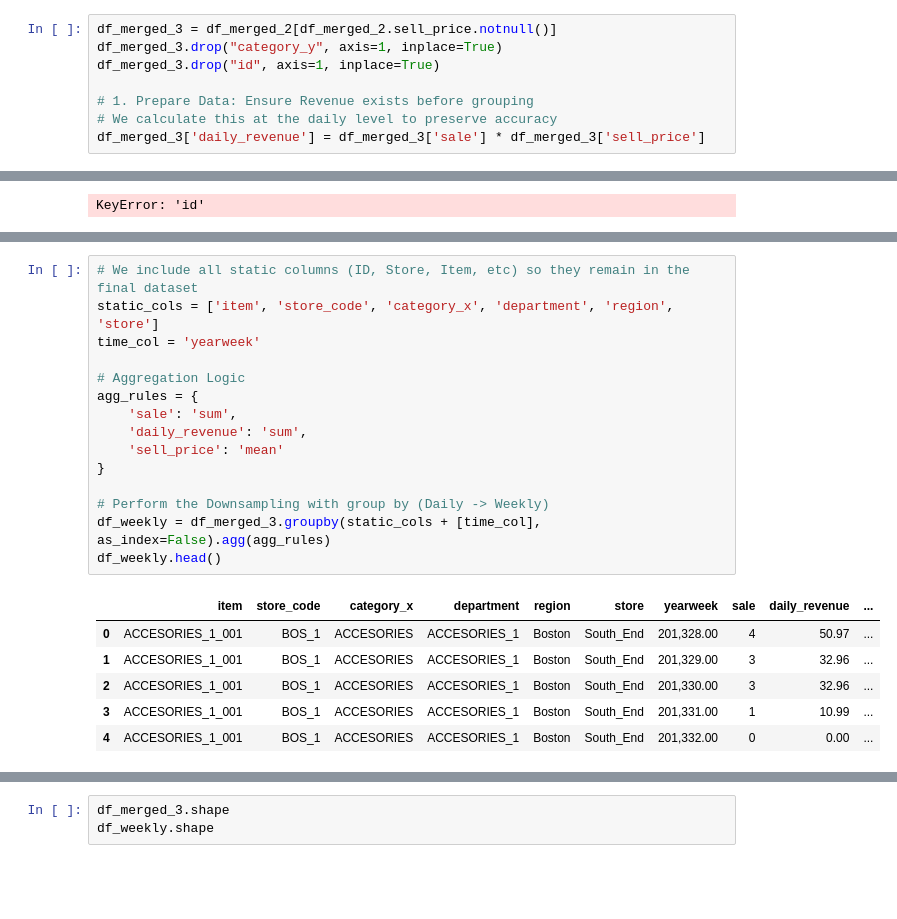
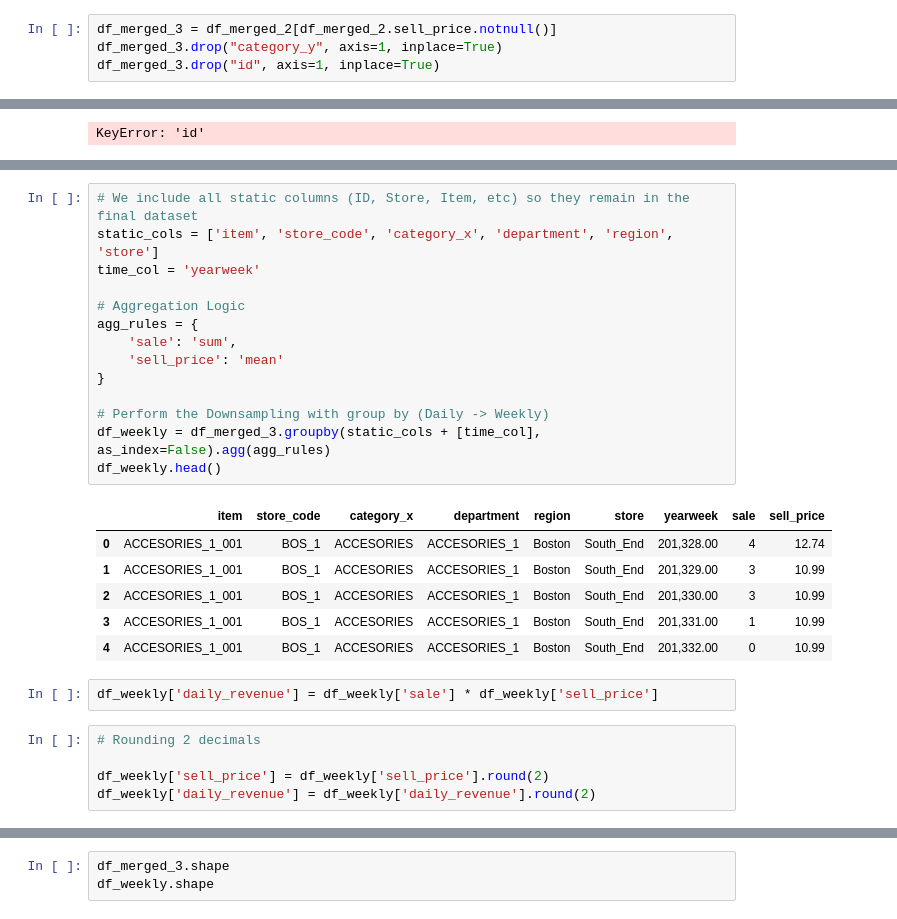
Before and after one commit to asansal/DS_market_Capstone, a Jupyter notebook: first_steps_dsmarket.ipynb, the cells around one changed output, grey strips where cells are left out. Saved outputs shown, nothing was run; the diff lists cells and outputs as text; blank space fills up the shorter version.

```diff
--- a/first_steps_dsmarket.ipynb
+++ b/first_steps_dsmarket.ipynb
@@ -646,10 +644,6 @@ df_merged_2.head(100)
 df_merged_3 = df_merged_2[df_merged_2.sell_price.notnull()]
 df_merged_3.drop("category_y", axis=1, inplace=True)
 df_merged_3.drop("id", axis=1, inplace=True)
-
-# 1. Prepare Data: Ensure Revenue exists before grouping
-# We calculate this at the daily level to preserve accuracy
-df_merged_3['daily_revenue'] = df_merged_3['sale'] * df_merged_3['sell_price']
 # %% [output]
 A value is trying to be set on a copy of a slice from a DataFrame
 
@@ -669,25 +683,31 @@ KeyError: 'id'
 # %%
 # We include all static columns (ID, Store, Item, etc) so they remain in the final dataset
 static_cols = ['item', 'store_code', 'category_x', 'department', 'region', 'store']
 time_col = 'yearweek'
 
 # Aggregation Logic
 agg_rules = {
     'sale': 'sum',
-    'daily_revenue': 'sum',
     'sell_price': 'mean'
 }
 
 # Perform the Downsampling with group by (Daily -> Weekly)
 df_weekly = df_merged_3.groupby(static_cols + [time_col], as_index=False).agg(agg_rules)
 df_weekly.head()
 # %% [output]
-|  | item | store_code | category_x | department | region | store | yearweek | sale | daily_revenue | ... |
-| 0 | ACCESORIES_1_001 | BOS_1 | ACCESORIES | ACCESORIES_1 | Boston | South_End | 201,328.00 | 4 | 50.97 | ... |
-| 1 | ACCESORIES_1_001 | BOS_1 | ACCESORIES | ACCESORIES_1 | Boston | South_End | 201,329.00 | 3 | 32.96 | ... |
-| 2 | ACCESORIES_1_001 | BOS_1 | ACCESORIES | ACCESORIES_1 | Boston | South_End | 201,330.00 | 3 | 32.96 | ... |
-| 3 | ACCESORIES_1_001 | BOS_1 | ACCESORIES | ACCESORIES_1 | Boston | South_End | 201,331.00 | 1 | 10.99 | ... |
-| 4 | ACCESORIES_1_001 | BOS_1 | ACCESORIES | ACCESORIES_1 | Boston | South_End | 201,332.00 | 0 | 0.00 | ... |
+|  | item | store_code | category_x | department | region | store | yearweek | sale | sell_price |
+| 0 | ACCESORIES_1_001 | BOS_1 | ACCESORIES | ACCESORIES_1 | Boston | South_End | 201,328.00 | 4 | 12.74 |
+| 1 | ACCESORIES_1_001 | BOS_1 | ACCESORIES | ACCESORIES_1 | Boston | South_End | 201,329.00 | 3 | 10.99 |
+| 2 | ACCESORIES_1_001 | BOS_1 | ACCESORIES | ACCESORIES_1 | Boston | South_End | 201,330.00 | 3 | 10.99 |
+| 3 | ACCESORIES_1_001 | BOS_1 | ACCESORIES | ACCESORIES_1 | Boston | South_End | 201,331.00 | 1 | 10.99 |
+| 4 | ACCESORIES_1_001 | BOS_1 | ACCESORIES | ACCESORIES_1 | Boston | South_End | 201,332.00 | 0 | 10.99 |
+# %%
+df_weekly['daily_revenue'] = df_weekly['sale'] * df_weekly['sell_price']
+# %%
+# Rounding 2 decimals
+
+df_weekly['sell_price'] = df_weekly['sell_price'].round(2)
+df_weekly['daily_revenue'] = df_weekly['daily_revenue'].round(2)
 # %%
 # Sort values to ensure correct shifting/lagging
 df_weekly = df_weekly.sort_values(by=['yearweek', 'item', 'store_code'])
```
Also changed, not shown: parts of 31 cells of this notebook, 3 other files.
